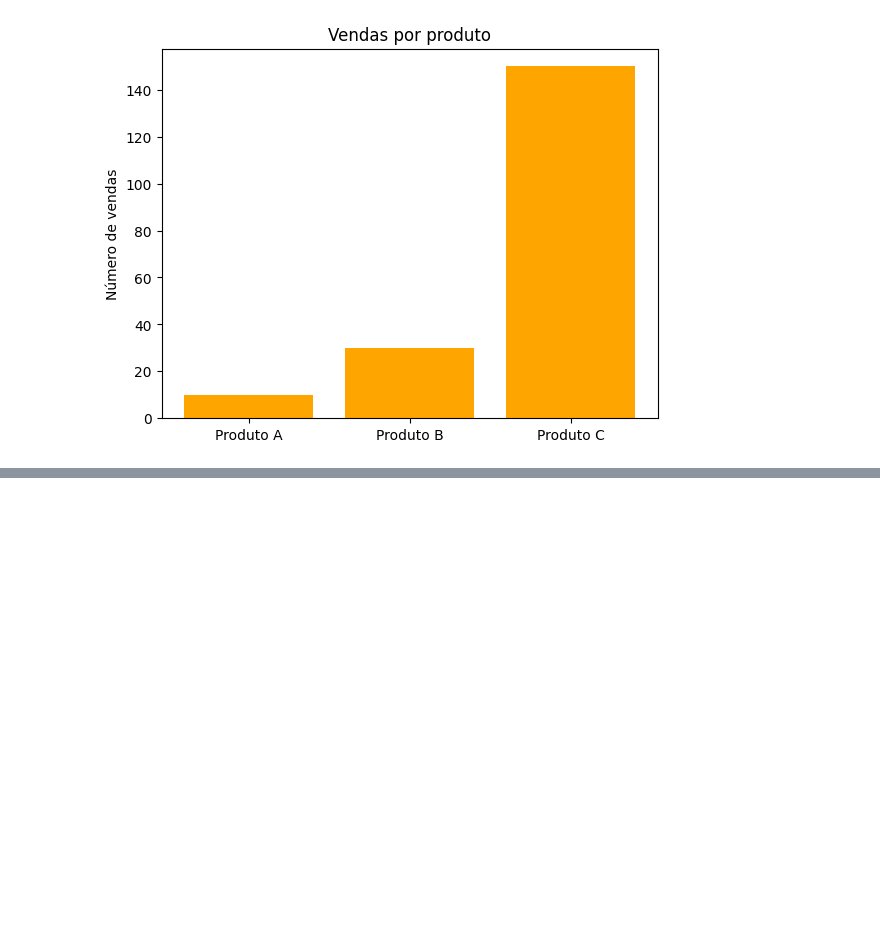
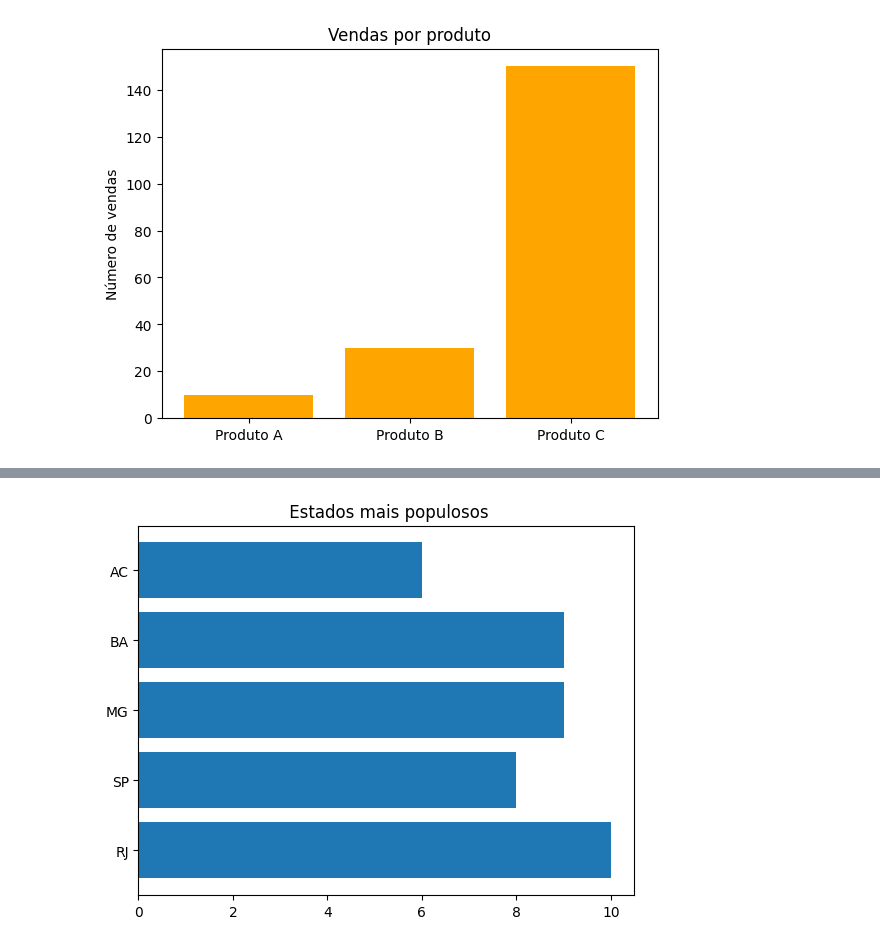
Before and after one commit to Otavioazeved/Vizualiza-o-de-Dados, a Jupyter notebook: Eletiva.ipynb, the cells around one changed output, grey strips where cells are left out. Saved outputs shown, nothing was run; the diff lists cells and outputs as text; code cells hidden in the pictures; blank space fills up the shorter version.

```diff
--- a/Eletiva.ipynb
+++ b/Eletiva.ipynb
@@ -44,0 +80,8 @@ plt.show();
+# %%
+dados = [10,8,9,9,6]
+nomes = ['RJ', 'SP', 'MG', 'BA', 'AC']
+plt.barh(nomes, dados)
+plt.title(" Estados mais populosos")
+plt.show()
+# %% [output]
+[figure, added]
```
Also changed, not shown: parts of 9 cells of this notebook.
